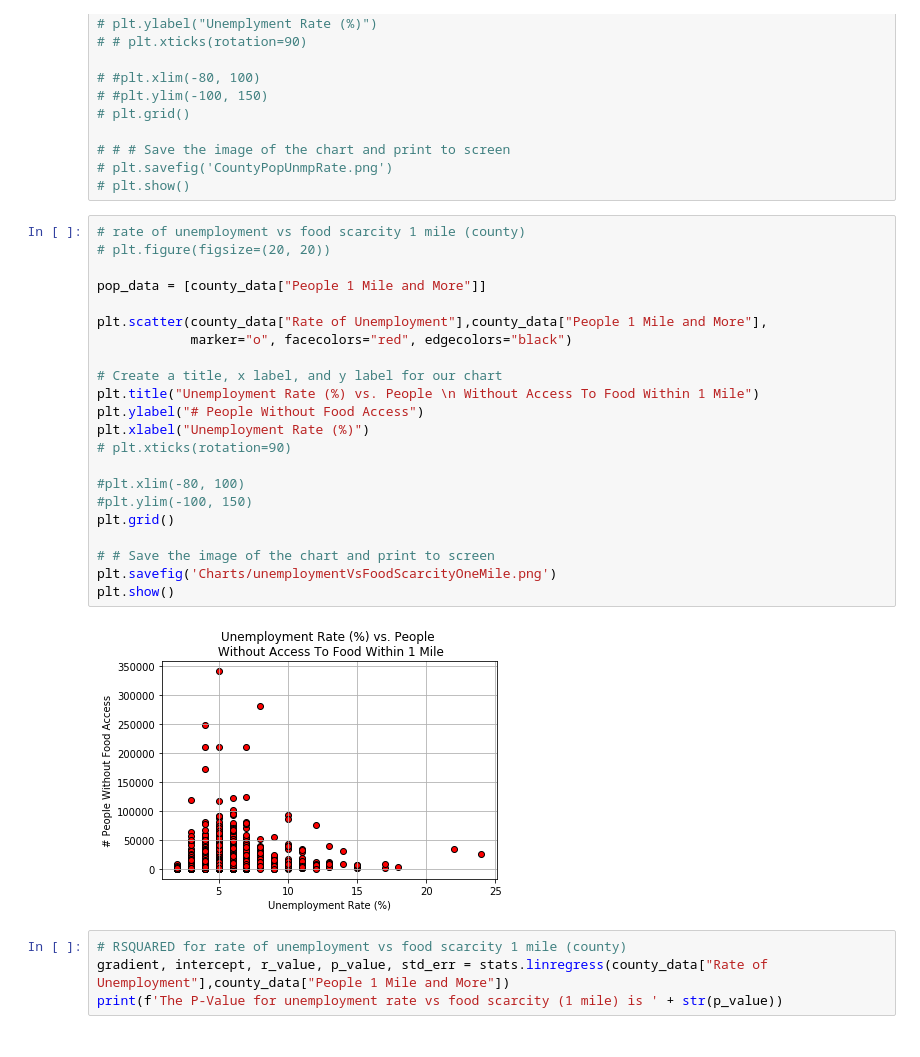
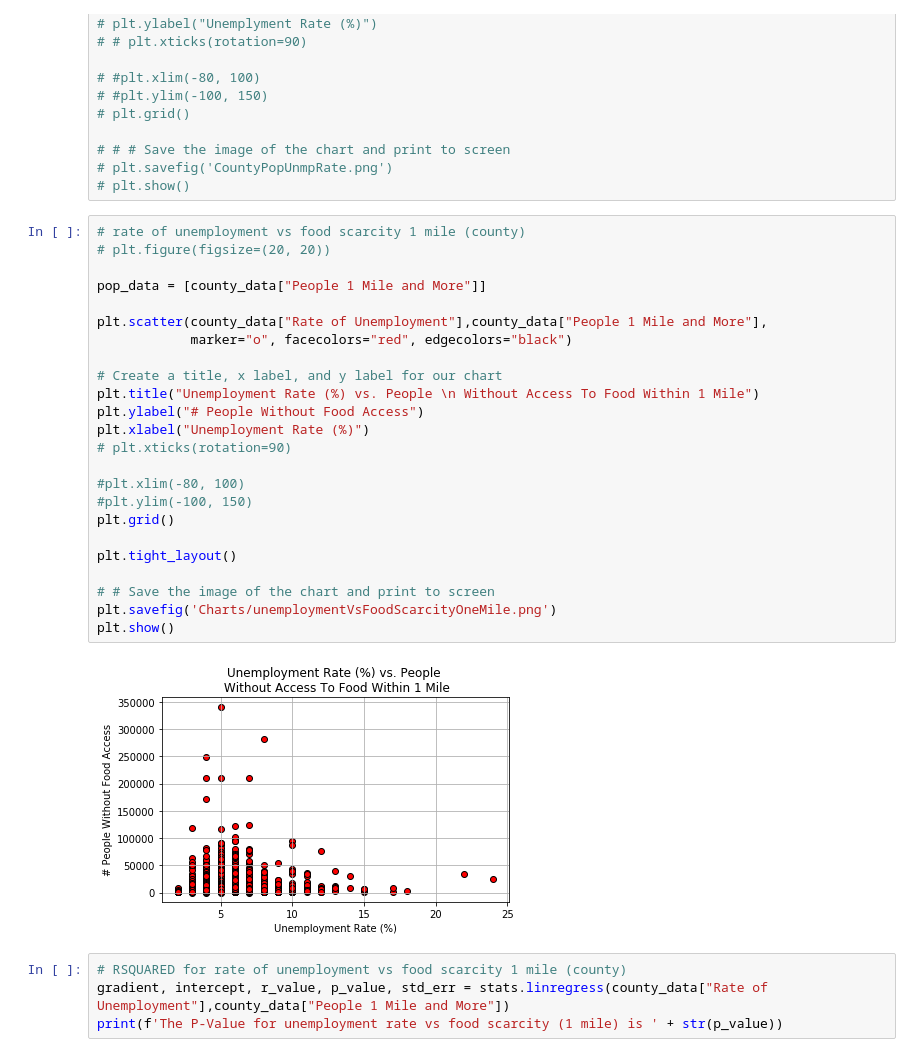
Before and after one commit to chrisholyoake/SealTeamFour, a Jupyter notebook: charting.ipynb, the cells around one changed output. Drawn from its saved outputs; the diff is of its cells as text.

```diff
--- a/charting.ipynb
+++ b/charting.ipynb
@@ -69,27 +71,29 @@ The P-Value for unemployment rate vs food scarcity (1/2 mile) is 0.3486145860092
 # %%
 # rate of unemployment vs food scarcity 1 mile (county)
 # plt.figure(figsize=(20, 20))
 
 pop_data = [county_data["People 1 Mile and More"]]
 
 plt.scatter(county_data["Rate of Unemployment"],county_data["People 1 Mile and More"],
             marker="o", facecolors="red", edgecolors="black")
 
 # Create a title, x label, and y label for our chart
 plt.title("Unemployment Rate (%) vs. People \n Without Access To Food Within 1 Mile")
 plt.ylabel("# People Without Food Access")
 plt.xlabel("Unemployment Rate (%)")
 # plt.xticks(rotation=90)
 
 #plt.xlim(-80, 100)
 #plt.ylim(-100, 150)
 plt.grid()
 
+plt.tight_layout()
+
 # # Save the image of the chart and print to screen
 plt.savefig('Charts/unemploymentVsFoodScarcityOneMile.png')
 plt.show()
 # %% [output]
-[figure, old version]
+[figure, new version]
 # %%
 # RSQUARED for rate of unemployment vs food scarcity 1 mile (county)
 gradient, intercept, r_value, p_value, std_err = stats.linregress(county_data["Rate of Unemployment"],county_data["People 1 Mile and More"])
```
Also changed, not shown: parts of 6 cells of this notebook, 7 other files.
